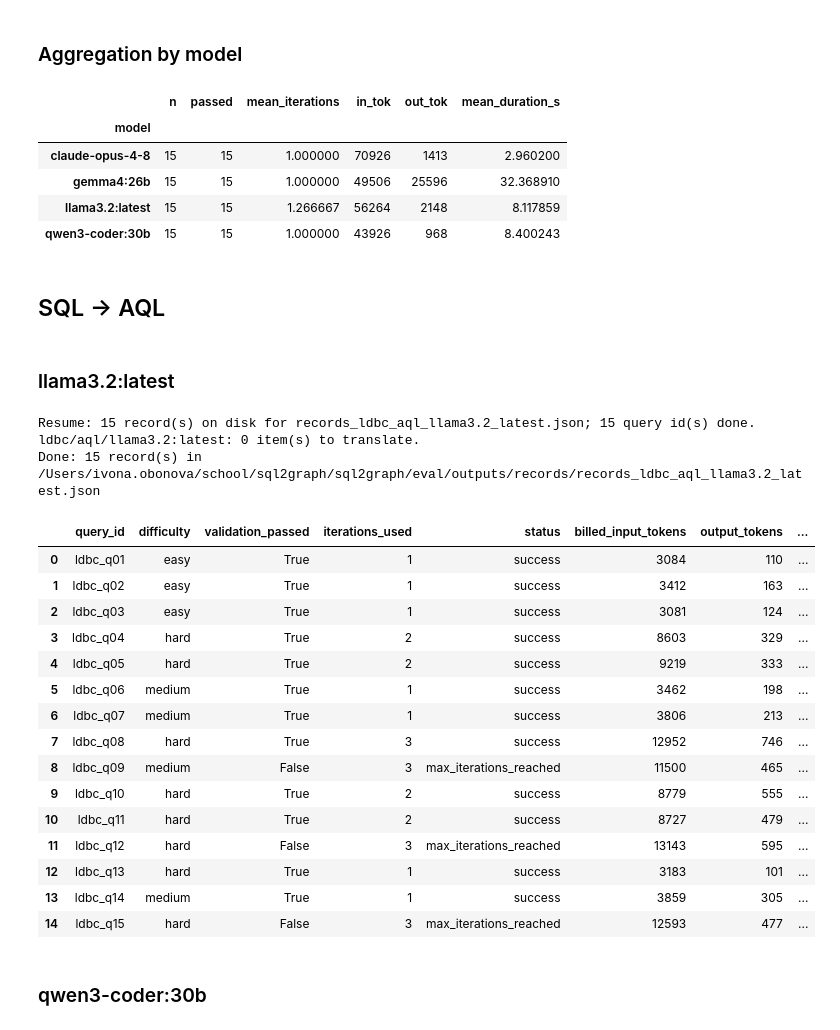
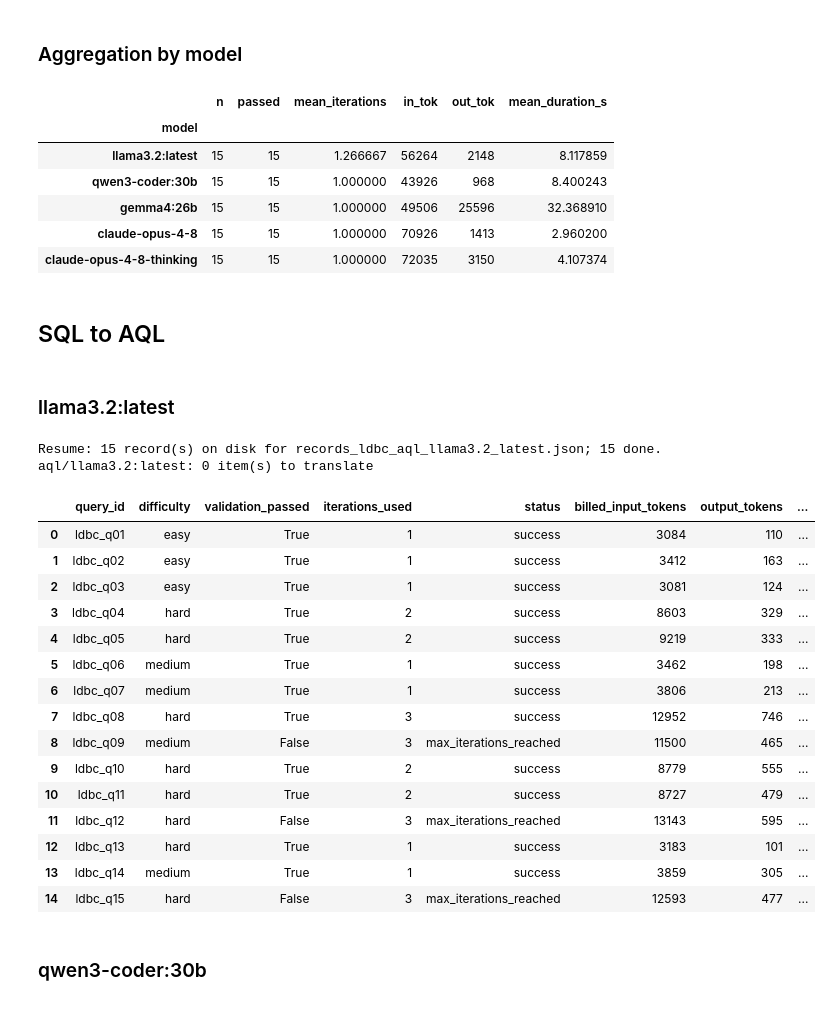
Before and after one commit to obonovai/sql2graph, a Jupyter notebook: eval/notebooks/01_translation_run.ipynb, the cells around one changed output. Drawn from its saved outputs; the diff is of its cells as text; code cells hidden in the pictures.

Commit message:
feat: rerun eval for fresh results

```diff
--- a/eval/notebooks/01_translation_run.ipynb
+++ b/eval/notebooks/01_translation_run.ipynb
@@ -192,24 +300,24 @@ run_cell('cypher', 'claude-opus-4-8-thinking')
 # %% [markdown]
 ### Aggregation by model
 # %%
-summarize_target('cypher')
+summary_by_model('cypher')
 # %% [output]
 |  | n | passed | mean_iterations | in_tok | out_tok | mean_duration_s |
 | model |  |  |  |  |  |  |
-| claude-opus-4-8 | 15 | 15 | 1.000000 | 70926 | 1413 | 2.960200 |
-| gemma4:26b | 15 | 15 | 1.000000 | 49506 | 25596 | 32.368910 |
 | llama3.2:latest | 15 | 15 | 1.266667 | 56264 | 2148 | 8.117859 |
 | qwen3-coder:30b | 15 | 15 | 1.000000 | 43926 | 968 | 8.400243 |
+| gemma4:26b | 15 | 15 | 1.000000 | 49506 | 25596 | 32.368910 |
+| claude-opus-4-8 | 15 | 15 | 1.000000 | 70926 | 1413 | 2.960200 |
+| claude-opus-4-8-thinking | 15 | 15 | 1.000000 | 72035 | 3150 | 4.107374 |
 # %% [markdown]
-## SQL → AQL
+## SQL to AQL
 # %% [markdown]
 ### llama3.2:latest
 # %%
-run_cell('aql', 'llama3.2:latest')
+translate('aql', 'llama3.2:latest')
 # %% [output]
-Resume: 15 record(s) on disk for records_ldbc_aql_llama3.2_latest.json; 15 query id(s) done.
-ldbc/aql/llama3.2:latest: 0 item(s) to translate.
-Done: 15 record(s) in /Users/ivona.obonova/school/sql2graph/sql2graph/eval/outputs/records/records_ldbc_aql_llama3.2_latest.json
+Resume: 15 record(s) on disk for records_ldbc_aql_llama3.2_latest.json; 15 done.
+aql/llama3.2:latest: 0 item(s) to translate
 |  | query_id | difficulty | validation_passed | iterations_used | status | billed_input_tokens | output_tokens | ... |
 | 0 | ldbc_q01 | easy | True | 1 | success | 3084 | 110 | ... |
 | 1 | ldbc_q02 | easy | True | 1 | success | 3412 | 163 | ... |
```
Also changed, not shown: parts of 33 cells of this notebook, 50 other files.
